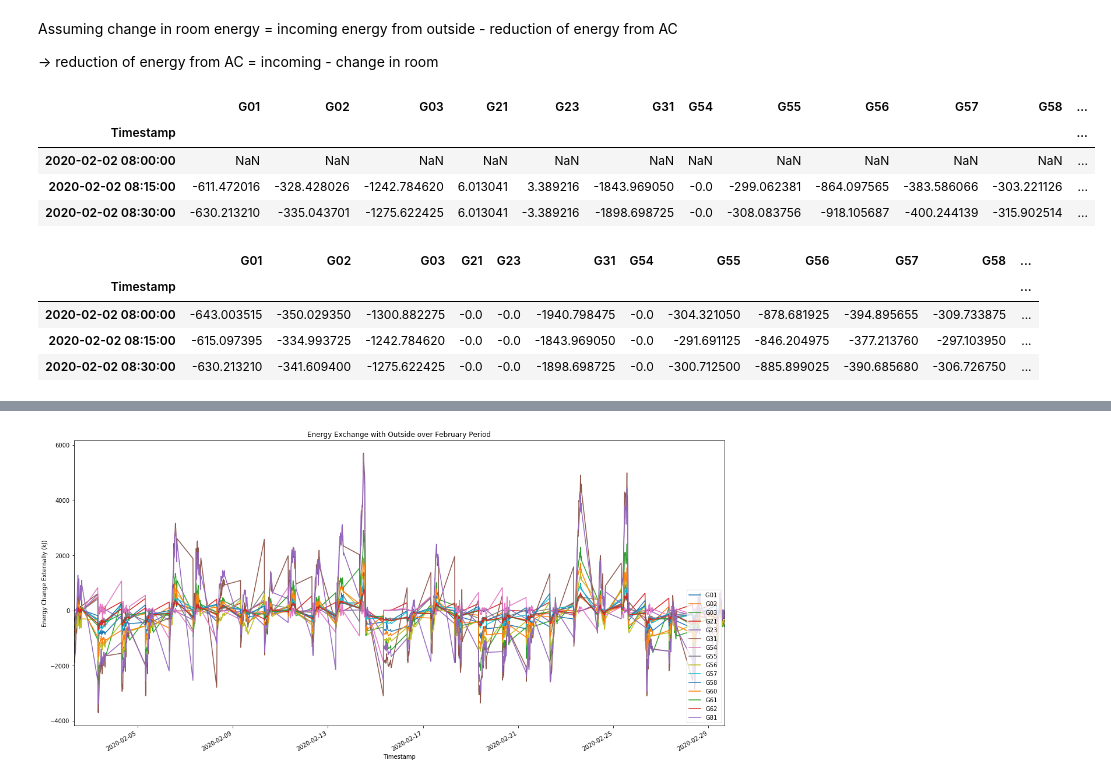
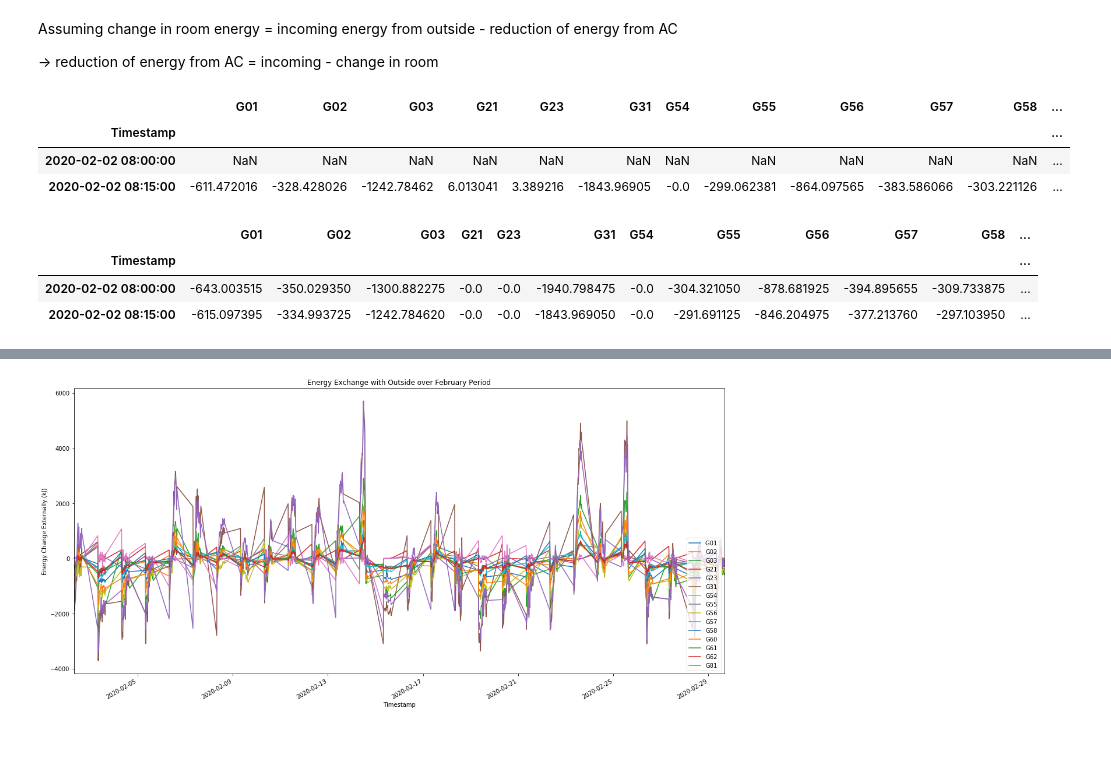
Before and after one commit to Pencilvesterr/TRC4200_LTB, a Jupyter notebook: master_notebook.ipynb, the cells around one changed output, grey strips where cells are left out. Saved outputs shown, nothing was run; the diff lists cells and outputs as text; code cells hidden in the pictures; blank space fills up the shorter version.

```diff
--- a/master_notebook.ipynb
+++ b/master_notebook.ipynb
@@ -12,4 +13,4 @@ room_info_raw = pd.read_csv('data/Room Details.csv')
 # %%
-df_ltb_temps = create_temp_df(df_fcu_sth_raw, df_fcu_nth_raw, df_ahu_raw, 15)
+df_ltb_temps = create_temp_df(df_fcu_sth_raw, df_fcu_nth_raw, df_ahu_raw)
 df_chiller_boiler_power = create_chiller_boiler_power_df(df_chiller_boiler_raw)
 df_room_info = create_room_info_df(room_info_raw)
@@ -85,19 +74,17 @@ Assuming change in room energy = incoming energy from outside - reduction of ene
 -> reduction of energy from AC = incoming - change in room
 # %%
 reduction = df_energy_external - df_energy_room_change
-reduction.iloc[:3]
+reduction.iloc[:2]
 # %% [output]
 |  | G01 | G02 | G03 | G21 | G23 | G31 | G54 | G55 | G56 | G57 | G58 | ... |
 | Timestamp |  |  |  |  |  |  |  |  |  |  |  | ... |
 | 2020-02-02 08:00:00 | NaN | NaN | NaN | NaN | NaN | NaN | NaN | NaN | NaN | NaN | NaN | ... |
-| 2020-02-02 08:15:00 | -611.472016 | -328.428026 | -1242.784620 | 6.013041 | 3.389216 | -1843.969050 | -0.0 | -299.062381 | -864.097565 | -383.586066 | -303.221126 | ... |
-| 2020-02-02 08:30:00 | -630.213210 | -335.043701 | -1275.622425 | 6.013041 | -3.389216 | -1898.698725 | -0.0 | -308.083756 | -918.105687 | -400.244139 | -315.902514 | ... |
+| 2020-02-02 08:15:00 | -611.472016 | -328.428026 | -1242.78462 | 6.013041 | 3.389216 | -1843.96905 | -0.0 | -299.062381 | -864.097565 | -383.586066 | -303.221126 | ... |
 # %%
-df_energy_external.iloc[:3]
+df_energy_external.iloc[:2]
 # %% [output]
 |  | G01 | G02 | G03 | G21 | G23 | G31 | G54 | G55 | G56 | G57 | G58 | ... |
 | Timestamp |  |  |  |  |  |  |  |  |  |  |  | ... |
 | 2020-02-02 08:00:00 | -643.003515 | -350.029350 | -1300.882275 | -0.0 | -0.0 | -1940.798475 | -0.0 | -304.321050 | -878.681925 | -394.895655 | -309.733875 | ... |
 | 2020-02-02 08:15:00 | -615.097395 | -334.993725 | -1242.784620 | -0.0 | -0.0 | -1843.969050 | -0.0 | -291.691125 | -846.204975 | -377.213760 | -297.103950 | ... |
-| 2020-02-02 08:30:00 | -630.213210 | -341.609400 | -1275.622425 | -0.0 | -0.0 | -1898.698725 | -0.0 | -300.712500 | -885.899025 | -390.685680 | -306.726750 | ... |
 # %%
```
Also changed, not shown: parts of 12 cells of this notebook, 2 other files.
